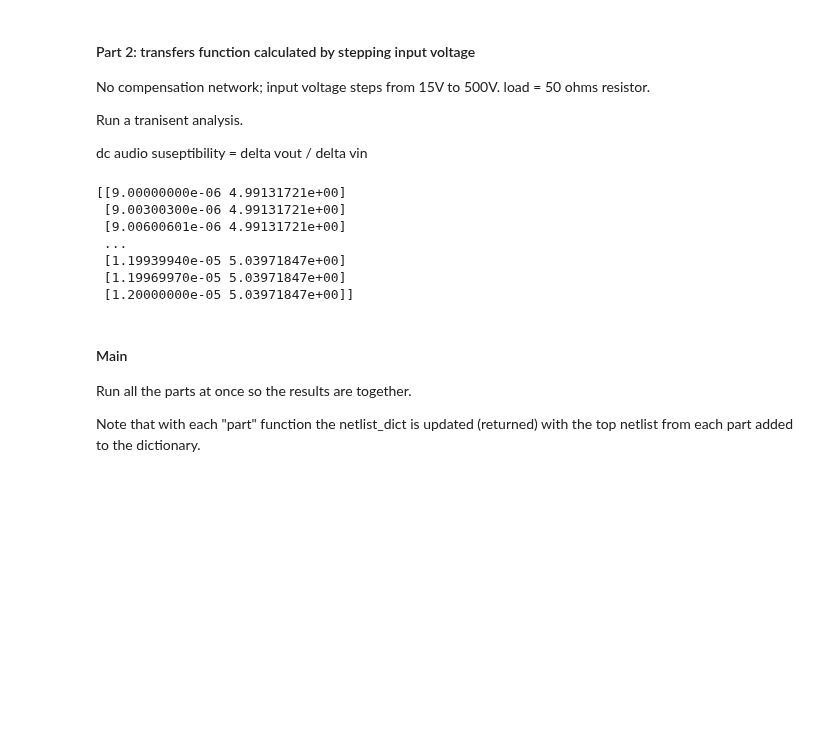
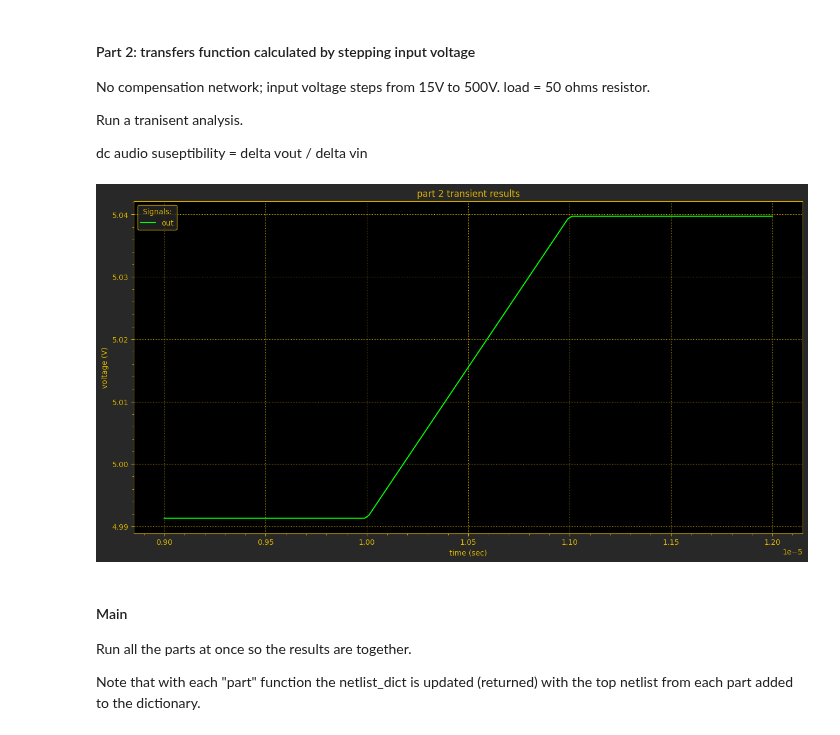
Before and after one commit to astorguy/sw_pwr_book_sim, a Jupyter notebook: python/sec_1_04_04_lin_reg.ipynb, the cells around one changed output. Cells and saved outputs as stored; diff of their text form; code cells hidden in the pictures; blank space fills up the shorter version.

```diff
--- a/python/sec_1_04_04_lin_reg.ipynb
+++ b/python/sec_1_04_04_lin_reg.ipynb
@@ -359,47 +359,41 @@ def part2(
     sim.run()  # run the Ngspice simulation
 
     # convert the raw results into list of SimResults objects
     sim_results: list[spi.SimResults] = [
         spi.SimResults.from_file(analysis.cmd_type, analysis.results_filename)
         for analysis in list_of_analyses
     ]
 
     tr1 = spi.Waveforms(sim_results[0].header, sim_results[0].data_plot)
     tr2 = copy.deepcopy(tr1)
 
     # limit to just "out" signal
     tr2.vec_subset(my_vectors_dict[Key.VEC_OUT].list_out())
     tr2.x_range(9e-6, 12e-6)  # limit range to just step results
 
     # display results
-    # plot_data = tr2.x_axis_and_sigs(my_vectors_dict[Key.VEC_OUT].list_out())
-    # y_names = my_vectors_dict[Key.VEC_OUT].list_out()
-    # my_plt = spi.Plot("tr_plt", plot_data, y_names, my_paths_dict[Key.RESULTS_PATH])
-    # my_plt.set_title("part 2 transient results")
-    # my_plt.define_axes(("time", "sec", "linear"), ("voltage", "V", "linear"))
-    # my_plt.png()    # create png file and send to results directory
-    # spi.display_plots()
+    plot_data = tr2.x_axis_and_sigs(my_vectors_dict[Key.VEC_OUT].list_out())
+    y_names = my_vectors_dict[Key.VEC_OUT].list_out()
+    my_plt = spi.Plot("tr_plt", plot_data, y_names, my_paths_dict[Key.RESULTS_PATH])
+    my_plt.set_title("part 2 transient results")
+    my_plt.define_axes(("time", "sec", "linear"), ("voltage", "V", "linear"))
+    my_plt.png()    # create png file and send to results directory
+    spi.display_plots()
 
     # tr2_numpys: list[numpy_flt] = tr2.x_axis_and_sigs(my_vectors_dict[Key.VEC_OUT].list_out())
     # my_meas:spi.StepInfo = spi.StepInfo(tr2_numpys[0], tr2_numpys[1], 9e-6, 12e-6, 10000)
     # vin_delta:float = 500.0 - 15.0
     # vout_delta:float = my_meas.ydelta
     # a_s_ol:float = vout_delta / vin_delta
     # formatted_answer:str = f"Open loop gain (DC audio susceptibility): {a_s_ol:.3g}"
     # spi.print_section("Part 2 calculations", formatted_answer)
 
     return my_netlists_dict
 
 
 netlists_dict = part2(paths_dict, netlists_dict, vectors_dict)
 # %% [output]
-[[9.00000000e-06 4.99131721e+00]
- [9.00300300e-06 4.99131721e+00]
- [9.00600601e-06 4.99131721e+00]
- ...
- [1.19939940e-05 5.03971847e+00]
- [1.19969970e-05 5.03971847e+00]
- [1.20000000e-05 5.03971847e+00]]
+[figure, added]
 # %%
 # Part 3
 
```
Also changed, not shown: 2 other files.
